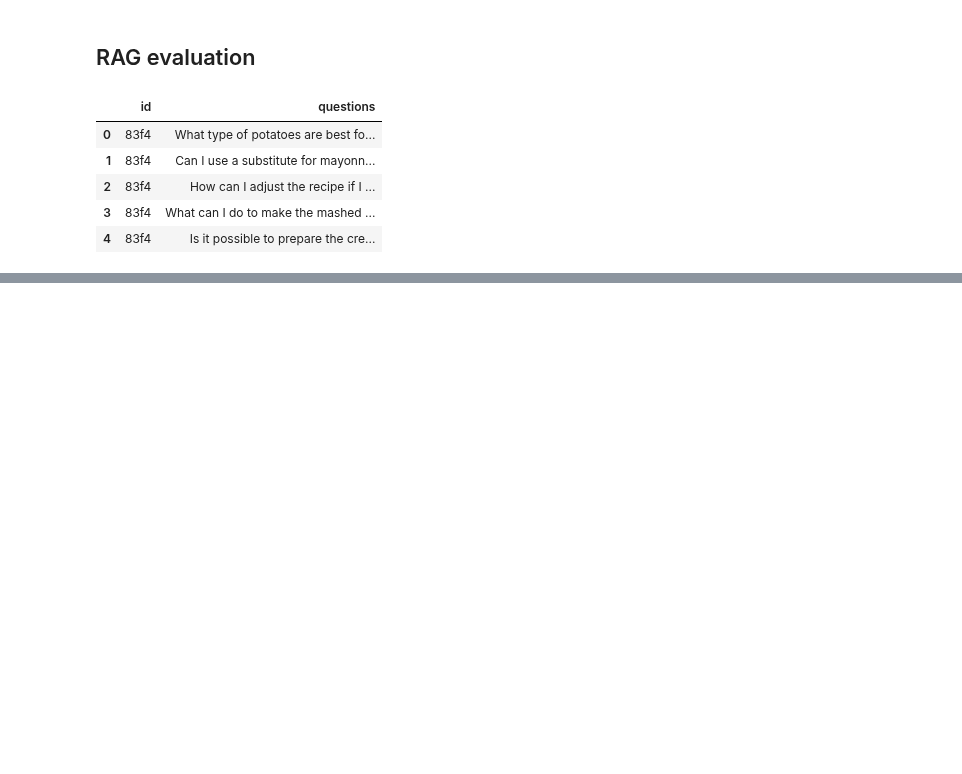
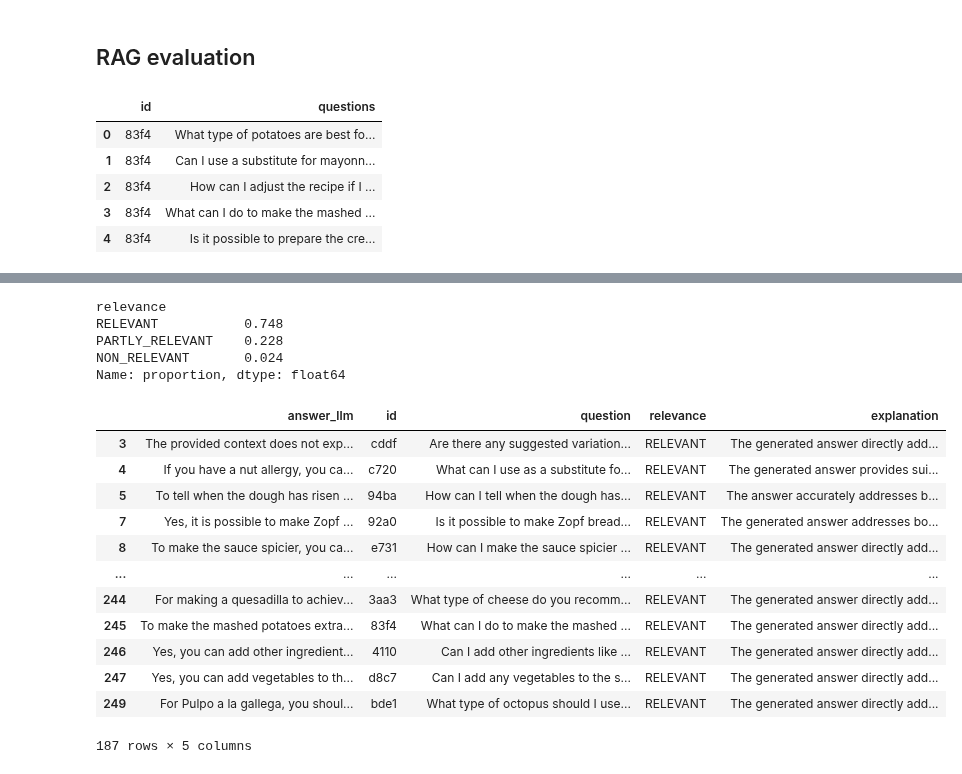
Before and after one commit to slv-ai/YumQuest, a Jupyter notebook: notebooks/Rag.ipynb, the cells around one changed output, grey strips where cells are left out. Cells and saved outputs as stored; diff of their text form; code cells hidden in the pictures; blank space fills up the shorter version.

Commit message:
rag evaluation

```diff
--- a/notebooks/Rag.ipynb
+++ b/notebooks/Rag.ipynb
@@ -231,8 +196,11 @@ df_sample=df_gpt4omini.sample(n=150,random_state=1)
 # %%
-sample=df_sample.to_dict(orient='records')
+sample=ground_truth_data.to_dict(orient='records')
 # %%
 evaluations=[]
-    for record in tqdm(sample):
+for record in tqdm(sample):
+        question={'questions': record['questions']}
+        answer_llm=rag(question)
+
         prompt=prompt_eval_template.format(
                                 question=question,
                                 answer_llm=answer_llm)
@@ -242,0 +247,25 @@ evaluations=[]
+# %%
+evaluations_gpt4o=[]
+for record in tqdm(sample):
+        question={'questions': record['questions']}
+        answer_llm=rag(question)
+
+        prompt=prompt_eval_template.format(
+                                question=question,
+                                answer_llm=answer_llm)
+        evaluation=llm(prompt,model='gpt-4o')
+        try:
+            evaluation = json.loads(evaluation)
+        except JSONDecodeError as e:
+            print(f"Error decoding JSON: {e}")
+            print(f"Offending JSON string: {evaluation}")
+
+        evaluations_gpt4o.append((record,answer_llm,evaluation))
+# %%
+df_eval4o=pd.DataFrame(evaluations_gpt4o,columns=['record','answer_llm','evaluation'])
+df_eval4o['id']=df_eval4o.record.apply(lambda d:d['id'])
+df_eval4o['question']=df_eval4o.record.apply(lambda d:d['questions'])
+df_eval4o['relevance']=df_eval4o.evaluation.apply(lambda d:d['Relevance'])
+df_eval4o['explanation']=df_eval4o.evaluation.apply(lambda d:d['Explanation'])
+del df_eval4o['record']
+del df_eval4o['evaluation']
@@ -242,0 +287,24 @@ evaluations=[]
+# %%
+df_eval4o.relevance.value_counts(normalize=True)
+# %% [output]
+relevance
+RELEVANT           0.748
+PARTLY_RELEVANT    0.228
+NON_RELEVANT       0.024
+Name: proportion, dtype: float64
+# %%
+df_eval4o[df_eval4o.relevance == 'RELEVANT']
+# %% [output]
+|  | answer_llm | id | question | relevance | explanation |
+| 3 | The provided context does not exp... | cddf | Are there any suggested variation... | RELEVANT | The generated answer directly add... |
+| 4 | If you have a nut allergy, you ca... | c720 | What can I use as a substitute fo... | RELEVANT | The generated answer provides sui... |
+| 5 | To tell when the dough has risen ... | 94ba | How can I tell when the dough has... | RELEVANT | The answer accurately addresses b... |
+| 7 | Yes, it is possible to make Zopf ... | 92a0 | Is it possible to make Zopf bread... | RELEVANT | The generated answer addresses bo... |
+| 8 | To make the sauce spicier, you ca... | e731 | How can I make the sauce spicier ... | RELEVANT | The generated answer directly add... |
+| ... | ... | ... | ... | ... | ... |
+| 244 | For making a quesadilla to achiev... | 3aa3 | What type of cheese do you recomm... | RELEVANT | The generated answer directly add... |
+| 245 | To make the mashed potatoes extra... | 83f4 | What can I do to make the mashed ... | RELEVANT | The generated answer directly add... |
+| 246 | Yes, you can add other ingredient... | 4110 | Can I add other ingredients like ... | RELEVANT | The generated answer directly add... |
+| 247 | Yes, you can add vegetables to th... | d8c7 | Can I add any vegetables to the s... | RELEVANT | The generated answer directly add... |
+| 249 | For Pulpo a la gallega, you shoul... | bde1 | What type of octopus should I use... | RELEVANT | The generated answer directly add... |
+187 rows × 5 columns
```
Also changed, not shown: parts of 19 cells of this notebook, 2 other files.
